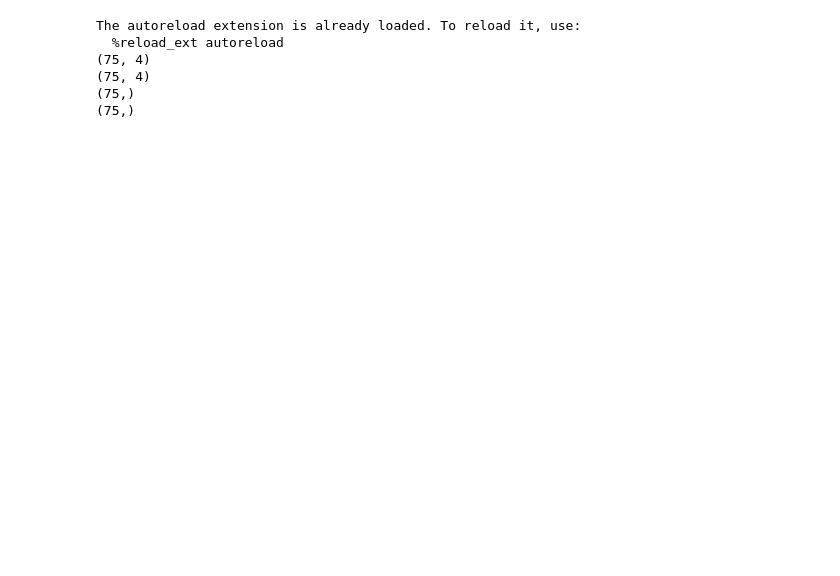
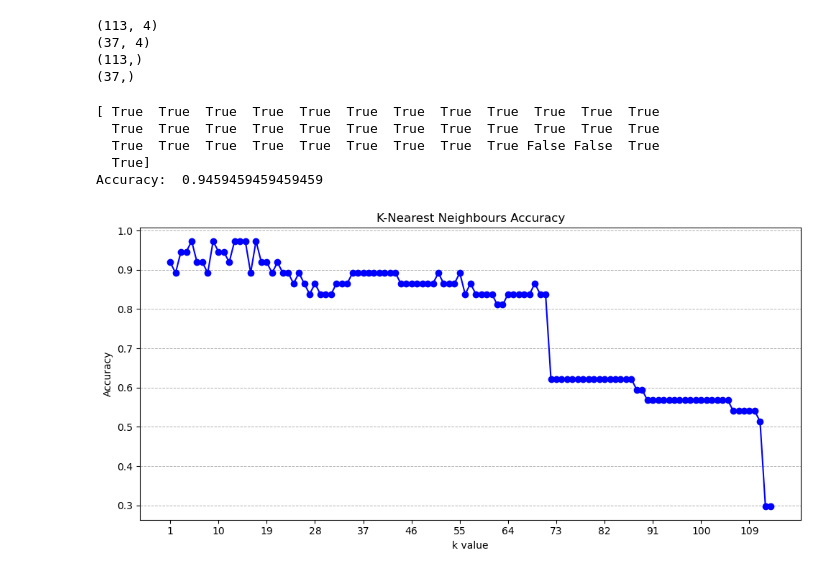
Before and after one commit to nkurien/FYP-MLEvaluator, a Jupyter notebook: poc/notebooks/KNN.ipynb, the cells around one changed output. Saved outputs shown, nothing was run; the diff lists cells and outputs as text; code cells hidden in the pictures; blank space fills up the shorter version.

```diff
--- a/poc/notebooks/KNN.ipynb
+++ b/poc/notebooks/KNN.ipynb
@@ -47,21 +47,56 @@ from sklearn.datasets import load_iris
 iris = load_iris()
 threeNN = KNearestNeighbours(k=3)
 # %%
-%load_ext autoreload
+#%load_ext autoreload
 import sys
 sys.path.append("..")
 from train_test_split import train_test_split
 iris_X = iris['data']
 iris_y = iris['target']
-iris_X_train, iris_X_test, iris_y_train, iris_y_test = train_test_split(iris_X, iris_y, seed=21012)
+iris_X_train, iris_X_test, iris_y_train, iris_y_test = train_test_split(iris_X, iris_y, seed=310898)
 print(iris_X_train.shape)
 print(iris_X_test.shape)
 print(iris_y_train.shape)
-print(iris_y_train.shape)
+print(iris_y_test.shape)
 # %% [output]
-The autoreload extension is already loaded. To reload it, use:
-  %reload_ext autoreload
-(75, 4)
-(75, 4)
-(75,)
-(75,)
+(113, 4)
+(37, 4)
+(113,)
+(37,)
+# %%
+threeNN.fit(iris_X_train, iris_y_train)
+pred_threeNN = threeNN.predict(iris_X_test)
+print(pred_threeNN == iris_y_test)
+accuracy = np.mean(pred_threeNN == iris_y_test)
+error = 1 - accuracy
+print("Accuracy: ", accuracy)
+# %% [output]
+[ True  True  True  True  True  True  True  True  True  True  True  True
+  True  True  True  True  True  True  True  True  True  True  True  True
+  True  True  True  True  True  True  True  True  True False False  True
+  True]
+Accuracy:  0.9459459459459459
+# %%
+import matplotlib.pyplot as plt
+iris_accuracy = []
+for n in range(1, len(iris_X_train) + 1):
+    iris_knn = KNearestNeighbours(k=n)
+    # Pass the correct training labels
+    iris_knn.fit(iris_X_train, iris_y_train)
+    pred_iris_knn = iris_knn.predict(iris_X_test)
+    knn_accuracy = np.mean(pred_iris_knn == iris_y_test)
+    iris_accuracy.append(knn_accuracy)
+#print(iris_accuracy)
+k_values = list(range(1, len(iris_accuracy) + 1))
+
+plt.figure(figsize=(10, 5))
+plt.plot(k_values, iris_accuracy, marker='o', linestyle='-', color='b',markersize=6)
+plt.title('K-Nearest Neighbours Accuracy')
+plt.xlabel('k value')
+plt.ylabel('Accuracy')
+plt.xticks(k_values[::9])  # Ensure that only integer k values are used as x-ticks
+plt.grid(True,which='both', axis='y', linestyle='--', linewidth=0.7)
+plt.tight_layout()
+plt.show()
+# %% [output]
+[figure, added]
```
Also changed, not shown: parts of 2 cells of this notebook, 25 other files.
